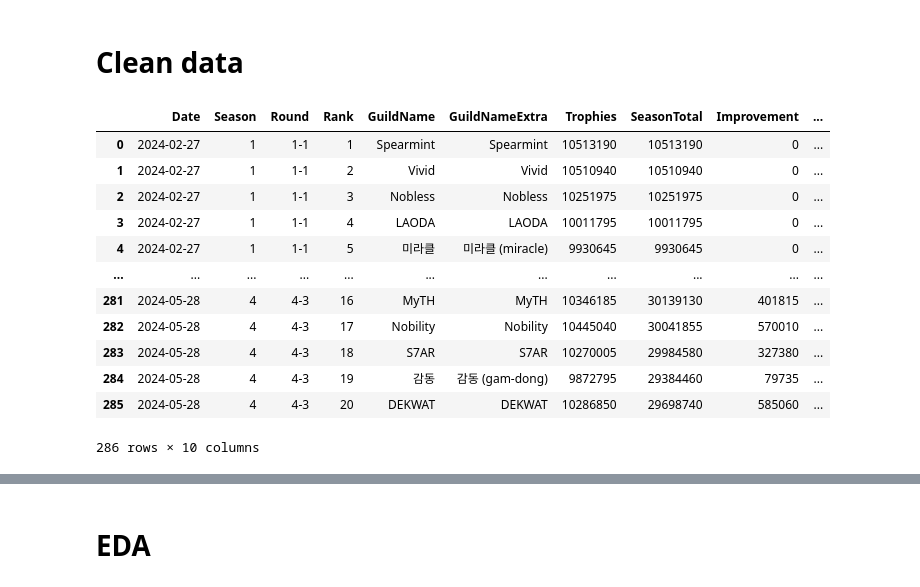
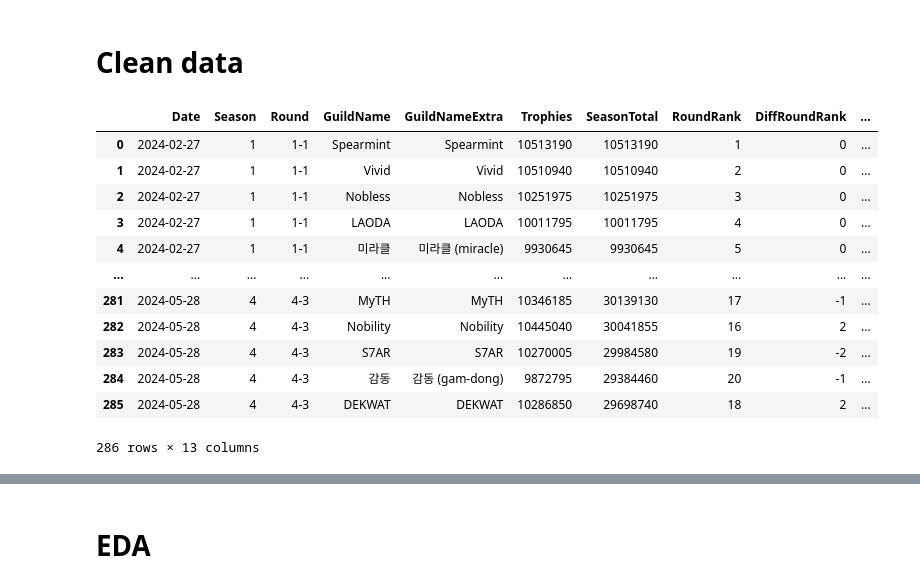
Before and after one commit to nutthawootp/CRK_guild_boss, a Jupyter notebook: report.ipynb, the cells around one changed output, grey strips where cells are left out. Saved outputs shown, nothing was run; the diff lists cells and outputs as text; code cells hidden in the pictures.

```diff
--- a/report.ipynb
+++ b/report.ipynb
@@ -62,58 +85,48 @@ memory usage: 22.5+ KB
 # %% [markdown]
 # Clean data
 # %%
-def df_style(df: pd.DataFrame) -> Styler:
-    """
-    format the table when displaying it in the notebook
-    """
-    return (
-        df.style.highlight_null(props="background-color: rgba(238, 238, 238, 0.5)")
-        .highlight_between(
-            left=None,
-            right=-0.001,
-            props="font-weight:bold;color:red",
-            subset=["Improvement", "GrowthRate"],
-        )
-        .format(precision=2, thousands=",", decimal=".", na_rep="-")
-    )
-
-
 def clean_data(df: pd.DataFrame) -> pd.DataFrame:
 
     # Change column type to category for column: 'Season','Round','Rank'
 
-    df = df.astype({"Season": "category", "Rank": "category", "Round": "category"})
+    df = df.astype(
+        {
+            "Season": "category",
+            "RoundRank": "category",
+            "SeasonRank": "category",
+            "Round": "category",
+        }
+    )
 
     df.Season = df.Season.cat.as_ordered()
-
     df.Round = df.Round.cat.as_ordered()
-
-    df.Rank = df.Rank.cat.as_ordered()
+    df.RoundRank = df.RoundRank.cat.as_ordered()
+    df.SeasonRank = df.SeasonRank.cat.as_ordered()
 
     # Change column type to string for column: 'GuildName'
 
     df = df.astype({"GuildName": "string", "GuildNameExtra": "string"})
 
     # Change column type to datetime for column: 'Date'
 
     df.Date = pd.to_datetime(df.Date)
     return df
 
 
 data = clean_data(df_raw.copy())
 data
 # %% [output]
-|  | Date | Season | Round | Rank | GuildName | GuildNameExtra | Trophies | SeasonTotal | Improvement | ... |
-| 0 | 2024-02-27 | 1 | 1-1 | 1 | Spearmint | Spearmint | 10513190 | 10513190 | 0 | ... |
-| 1 | 2024-02-27 | 1 | 1-1 | 2 | Vivid | Vivid | 10510940 | 10510940 | 0 | ... |
-| 2 | 2024-02-27 | 1 | 1-1 | 3 | Nobless | Nobless | 10251975 | 10251975 | 0 | ... |
-| 3 | 2024-02-27 | 1 | 1-1 | 4 | LAODA | LAODA | 10011795 | 10011795 | 0 | ... |
-| 4 | 2024-02-27 | 1 | 1-1 | 5 | 미라클 | 미라클 (miracle) | 9930645 | 9930645 | 0 | ... |
+|  | Date | Season | Round | GuildName | GuildNameExtra | Trophies | SeasonTotal | RoundRank | DiffRoundRank | ... |
+| 0 | 2024-02-27 | 1 | 1-1 | Spearmint | Spearmint | 10513190 | 10513190 | 1 | 0 | ... |
+| 1 | 2024-02-27 | 1 | 1-1 | Vivid | Vivid | 10510940 | 10510940 | 2 | 0 | ... |
+| 2 | 2024-02-27 | 1 | 1-1 | Nobless | Nobless | 10251975 | 10251975 | 3 | 0 | ... |
+| 3 | 2024-02-27 | 1 | 1-1 | LAODA | LAODA | 10011795 | 10011795 | 4 | 0 | ... |
+| 4 | 2024-02-27 | 1 | 1-1 | 미라클 | 미라클 (miracle) | 9930645 | 9930645 | 5 | 0 | ... |
 | ... | ... | ... | ... | ... | ... | ... | ... | ... | ... | ... |
-| 281 | 2024-05-28 | 4 | 4-3 | 16 | MyTH | MyTH | 10346185 | 30139130 | 401815 | ... |
-| 282 | 2024-05-28 | 4 | 4-3 | 17 | Nobility | Nobility | 10445040 | 30041855 | 570010 | ... |
-| 283 | 2024-05-28 | 4 | 4-3 | 18 | S7AR | S7AR | 10270005 | 29984580 | 327380 | ... |
-| 284 | 2024-05-28 | 4 | 4-3 | 19 | 감동 | 감동 (gam-dong) | 9872795 | 29384460 | 79735 | ... |
-| 285 | 2024-05-28 | 4 | 4-3 | 20 | DEKWAT | DEKWAT | 10286850 | 29698740 | 585060 | ... |
+| 281 | 2024-05-28 | 4 | 4-3 | MyTH | MyTH | 10346185 | 30139130 | 17 | -1 | ... |
+| 282 | 2024-05-28 | 4 | 4-3 | Nobility | Nobility | 10445040 | 30041855 | 16 | 2 | ... |
+| 283 | 2024-05-28 | 4 | 4-3 | S7AR | S7AR | 10270005 | 29984580 | 19 | -2 | ... |
+| 284 | 2024-05-28 | 4 | 4-3 | 감동 | 감동 (gam-dong) | 9872795 | 29384460 | 20 | -1 | ... |
+| 285 | 2024-05-28 | 4 | 4-3 | DEKWAT | DEKWAT | 10286850 | 29698740 | 18 | 2 | ... |
-286 rows × 10 columns
+286 rows × 13 columns
 # %%
```
Also changed, not shown: parts of 14 cells of this notebook, 13 other files.
